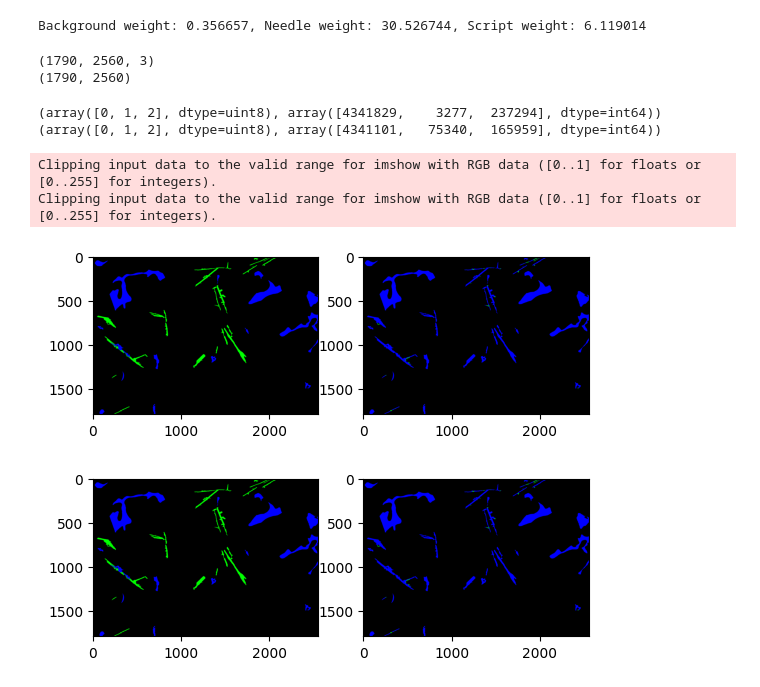
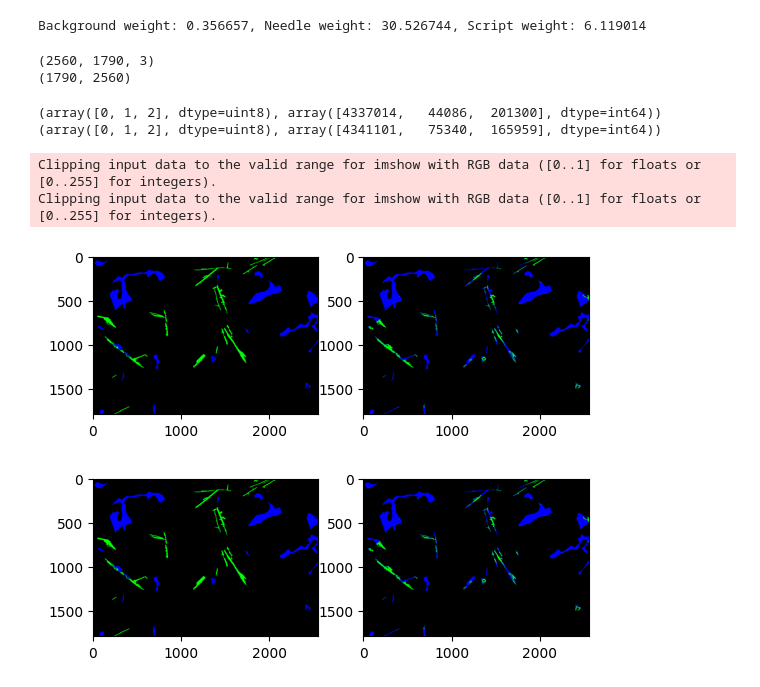
Before and after one commit to MagnuFal/Masteroppgave, a Jupyter notebook: dataset_generation/test_for_synthetic2.ipynb, the cells around one changed output. Drawn from its saved outputs; the diff is of its cells as text; code cells hidden in the pictures.

Commit message:
prepare for training with expanded dataset

```diff
--- a/dataset_generation/test_for_synthetic2.ipynb
+++ b/dataset_generation/test_for_synthetic2.ipynb
@@ -190,7 +190,7 @@ print(f"Background weight: {background_weight:>4f}, Needle weight: {needle_weigh
 # %% [output]
 Background weight: 0.356657, Needle weight: 30.526744, Script weight: 6.119014
 # %%
-path = r"C:\Users\magfa\Documents\Master\Masteroppgave\machine_learning\predictions\synthetic_dataset_2_from_scratch_with_weighted_loss\3.png"
+path = r"C:\Users\magfa\Documents\Master\Masteroppgave\machine_learning\predictions\synthetic_dataset_2_from_scratch_with_class_weights_and_momentum\3.png"
 path2 = r"C:\Users\magfa\Documents\Master\Masteroppgave\dataset_generation\script and needles\label\17.png"
 
 img = Image.open(path)
@@ -202,7 +202,7 @@ arr2 = np.asarray(img2)
 print(arr.shape)
 print(arr2.shape)
 # %% [output]
-(1790, 2560, 3)
+(2560, 1790, 3)
 (1790, 2560)
 # %%
 eight_bit_arr = rgb_to_8_bit(arr).astype(np.uint8)
@@ -210,22 +210,22 @@ eight_bit_arr = rgb_to_8_bit(arr).astype(np.uint8)
 print(np.unique(eight_bit_arr, return_counts = True))
 print(np.unique(arr2, return_counts = True))
 # %% [output]
-(array([0, 1, 2], dtype=uint8), array([4341829,    3277,  237294], dtype=int64))
+(array([0, 1, 2], dtype=uint8), array([4337014,   44086,  201300], dtype=int64))
 (array([0, 1, 2], dtype=uint8), array([4341101,   75340,  165959], dtype=int64))
 # %%
-rgb_prediction = to_rgb(eight_bit_arr)
+rgb_prediction = to_rgb(eight_bit_arr.T)
 
 fig, axarr = plt.subplots(1, 2)
 
 axarr[0].imshow(to_rgb(arr2))
-axarr[1].imshow(to_rgb(eight_bit_arr))
+axarr[1].imshow(to_rgb(eight_bit_arr.T))
 
 fig
 # %% [output]
 Clipping input data to the valid range for imshow with RGB data ([0..1] for floats or [0..255] for integers).
 Clipping input data to the valid range for imshow with RGB data ([0..1] for floats or [0..255] for integers).
-[figure, old version]
+[figure, new version]
-[figure, old version]
+[figure, new version]
 # %%
 img = Image.fromarray(rgb_prediction.astype(np.uint8))
 
```
Also changed, not shown: parts of 1 cell of this notebook, 3 other files.
